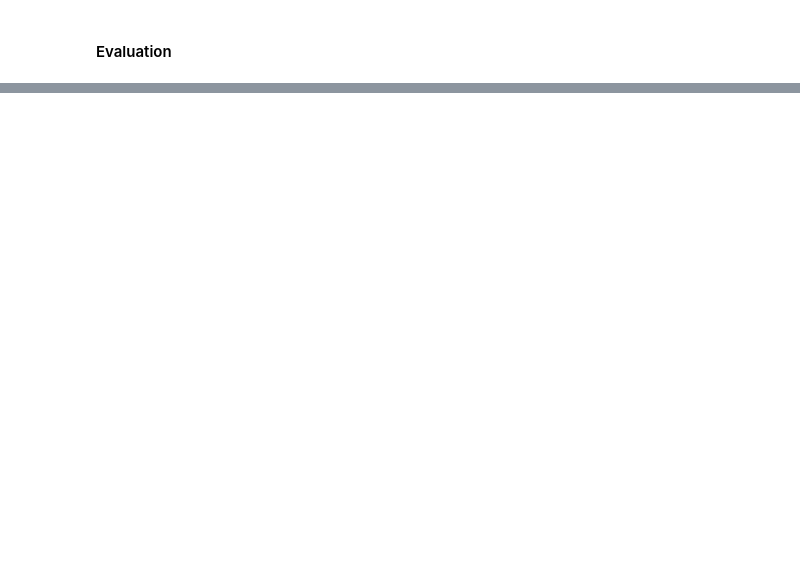
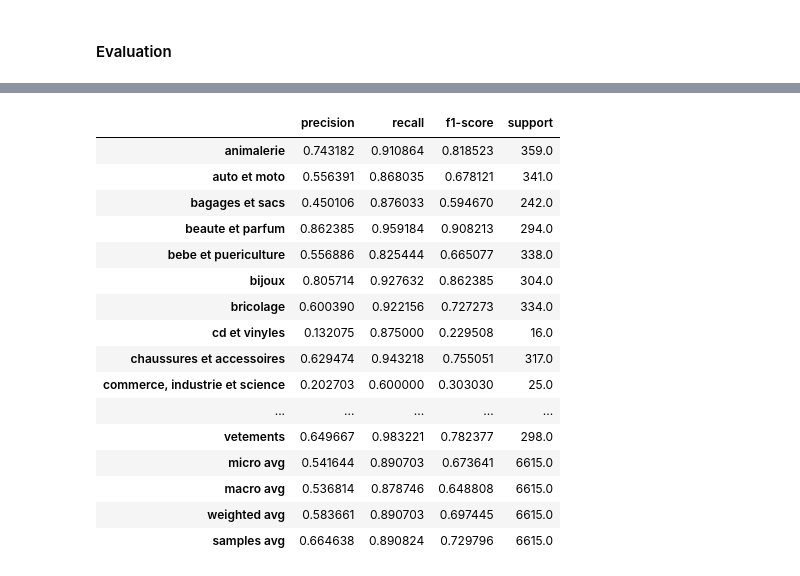
Before and after one commit to BarthelemyPavy/product_classification, a Jupyter notebook: product_classification/cnn.ipynb, the cells around one changed output, grey strips where cells are left out. Saved outputs shown, nothing was run; the diff lists cells and outputs as text; code cells hidden in the pictures; blank space fills up the shorter version.

```diff
--- a/product_classification/cnn.ipynb
+++ b/product_classification/cnn.ipynb
@@ -77,6 +84,8 @@ torch_iterators = build_iterators.execute(torch_datasets=torch_dataset,
 # %% [markdown]
 #### Create Learner to train CNN
 # %%
+import torch
+pos_weight = torch.Tensor(pos_weight).to(device)
 create_learner = CreateLearner()
 learner = create_learner.execute(cnn_hparams=cnn_hyperparameters,
                                     embedding_name=embedding_name,
@@ -103,4 +134,7 @@ finetune_all = FinetuneAll()
 learner = finetune_all.execute(cnn_learner=learner,
                                 device=device,
                                 torch_iterators=torch_iterators,
-                                cnn_hparams=cnn_hyperparameters)
+                                cnn_hparams=cnn_hyperparameters,
+                                processed_data=simple_datasets,
+                                batch_size=batch_size,
+                                pos_weight=pos_weight)
@@ -114,0 +170,21 @@ perfs = evaluate_classifier.execute(cnn_learner=learner,
+# %%
+import pandas as pd
+pd.DataFrame(perfs).T
+# %% [output]
+|  | precision | recall | f1-score | support |
+| animalerie | 0.743182 | 0.910864 | 0.818523 | 359.0 |
+| auto et moto | 0.556391 | 0.868035 | 0.678121 | 341.0 |
+| bagages et sacs | 0.450106 | 0.876033 | 0.594670 | 242.0 |
+| beaute et parfum | 0.862385 | 0.959184 | 0.908213 | 294.0 |
+| bebe et puericulture | 0.556886 | 0.825444 | 0.665077 | 338.0 |
+| bijoux | 0.805714 | 0.927632 | 0.862385 | 304.0 |
+| bricolage | 0.600390 | 0.922156 | 0.727273 | 334.0 |
+| cd et vinyles | 0.132075 | 0.875000 | 0.229508 | 16.0 |
+| chaussures et accessoires | 0.629474 | 0.943218 | 0.755051 | 317.0 |
+| commerce, industrie et science | 0.202703 | 0.600000 | 0.303030 | 25.0 |
+| ... | ... | ... | ... | ... |
+| vetements | 0.649667 | 0.983221 | 0.782377 | 298.0 |
+| micro avg | 0.541644 | 0.890703 | 0.673641 | 6615.0 |
+| macro avg | 0.536814 | 0.878746 | 0.648808 | 6615.0 |
+| weighted avg | 0.583661 | 0.890703 | 0.697445 | 6615.0 |
+| samples avg | 0.664638 | 0.890824 | 0.729796 | 6615.0 |
```
Also changed, not shown: parts of 8 cells of this notebook, 5 other files.
